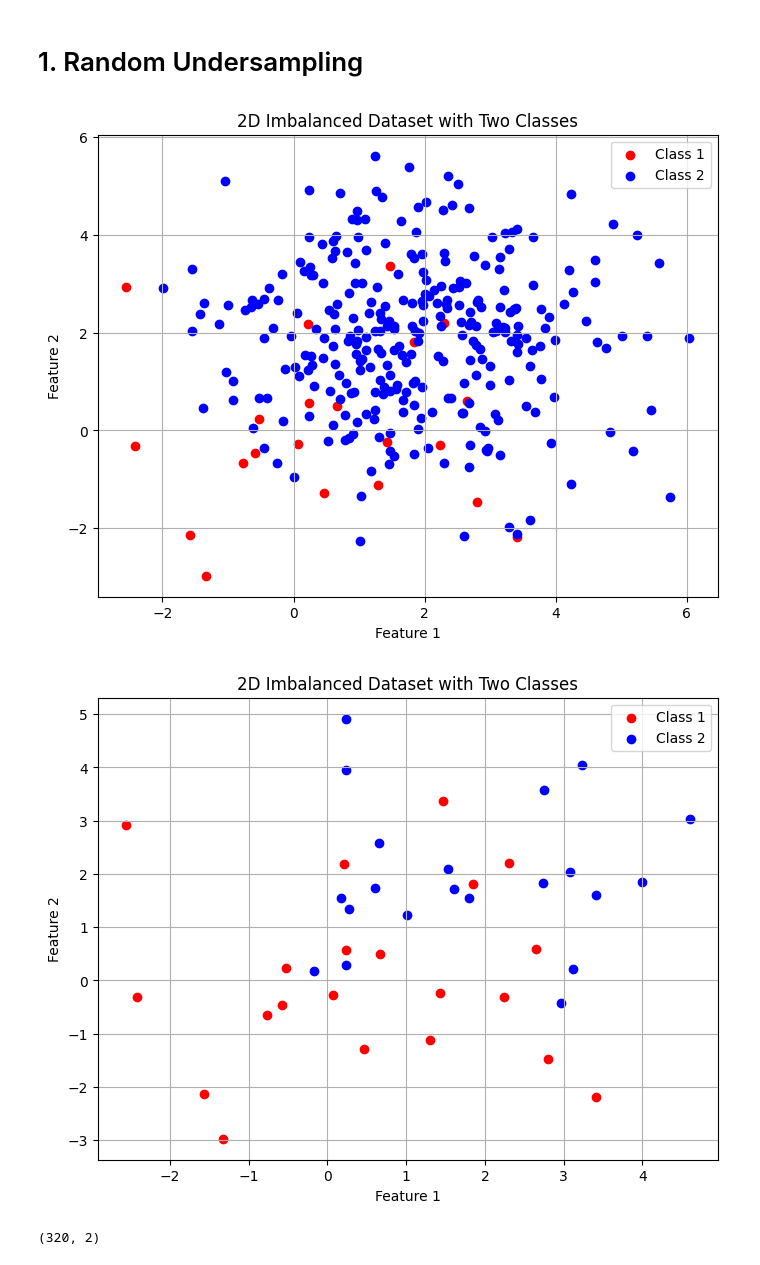
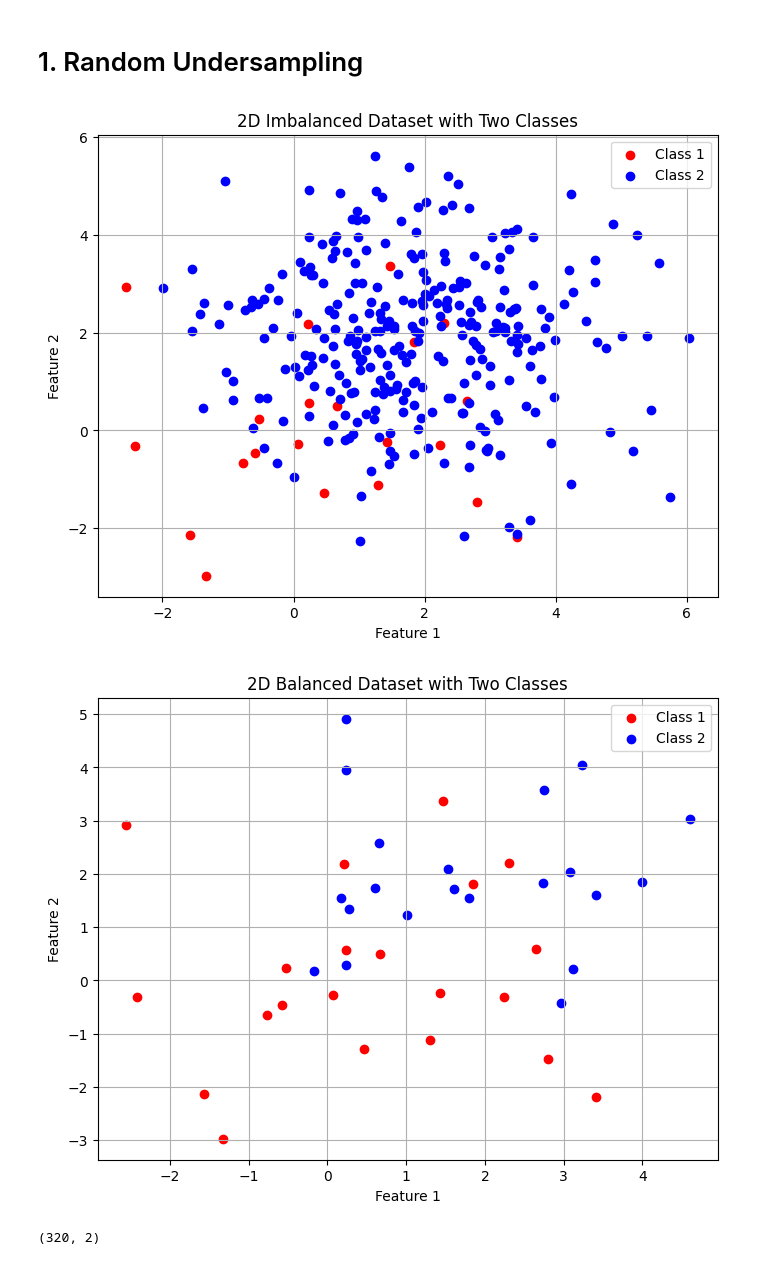
Before and after one commit to Piyushjain-572/EDA_and_Feature_Engineering, a Jupyter notebook: 13. Handling Imbalanced Data.ipynb, the cells around one changed output. Cells and saved outputs as stored; diff of their text form; code cells hidden in the pictures.

```diff
--- a/13. Handling Imbalanced Data.ipynb
+++ b/13. Handling Imbalanced Data.ipynb
@@ -112,35 +111,35 @@ from imblearn.under_sampling import RandomUnderSampler
 
 # Split dataset into training and testing sets
 X_train, X_test, y_train, y_test = train_test_split(X, y, test_size=0.2, random_state=42)
 
 # Applying Random Over Sampling
 rus = RandomUnderSampler(random_state=42)
 X_resampled, y_resampled = rus.fit_resample(X_train, y_train)
 
 # Plotting
 plt.figure(figsize=(8, 6))
 plt.scatter(X_train[y_train == 0][:, 0], X_train[y_train == 0][:, 1], color='red', label='Class 1')
 plt.scatter(X_train[y_train == 1][:, 0], X_train[y_train == 1][:, 1], color='blue', label='Class 2')
 plt.title('2D Imbalanced Dataset with Two Classes')
 plt.xlabel('Feature 1')
 plt.ylabel('Feature 2')
 plt.legend()
 plt.grid(True)
 plt.show()
 
 # Plotting
 plt.figure(figsize=(8, 6))
 plt.scatter(X_resampled[y_resampled == 0][:, 0], X_resampled[y_resampled == 0][:, 1], color='red', label='Class 1')
 plt.scatter(X_resampled[y_resampled == 1][:, 0], X_resampled[y_resampled == 1][:, 1], color='blue', label='Class 2')
-plt.title('2D Imbalanced Dataset with Two Classes')
+plt.title('2D Balanced Dataset with Two Classes')
 plt.xlabel('Feature 1')
 plt.ylabel('Feature 2')
 plt.legend()
 plt.grid(True)
 plt.show()
 # %% [output]
 [figure]
-[figure, old version]
+[figure, new version]
 # %%
 X_train.shape
 # %% [output]
```
Also changed, not shown: parts of 7 cells of this notebook.
